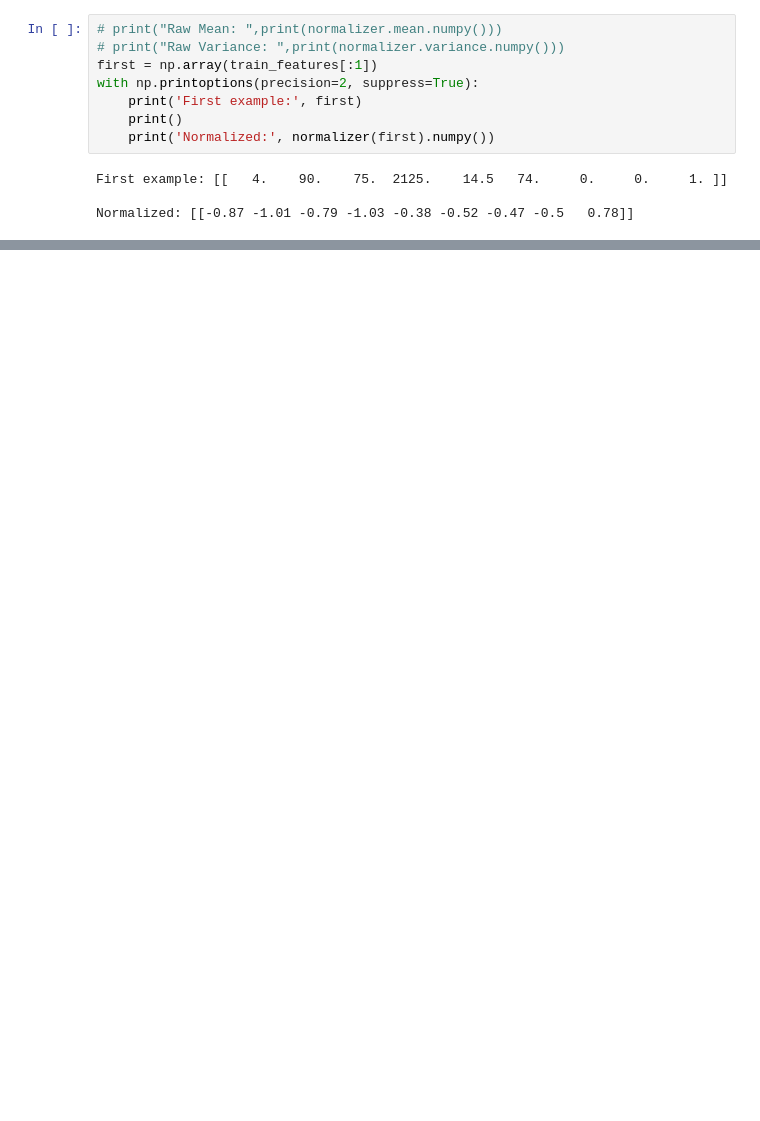
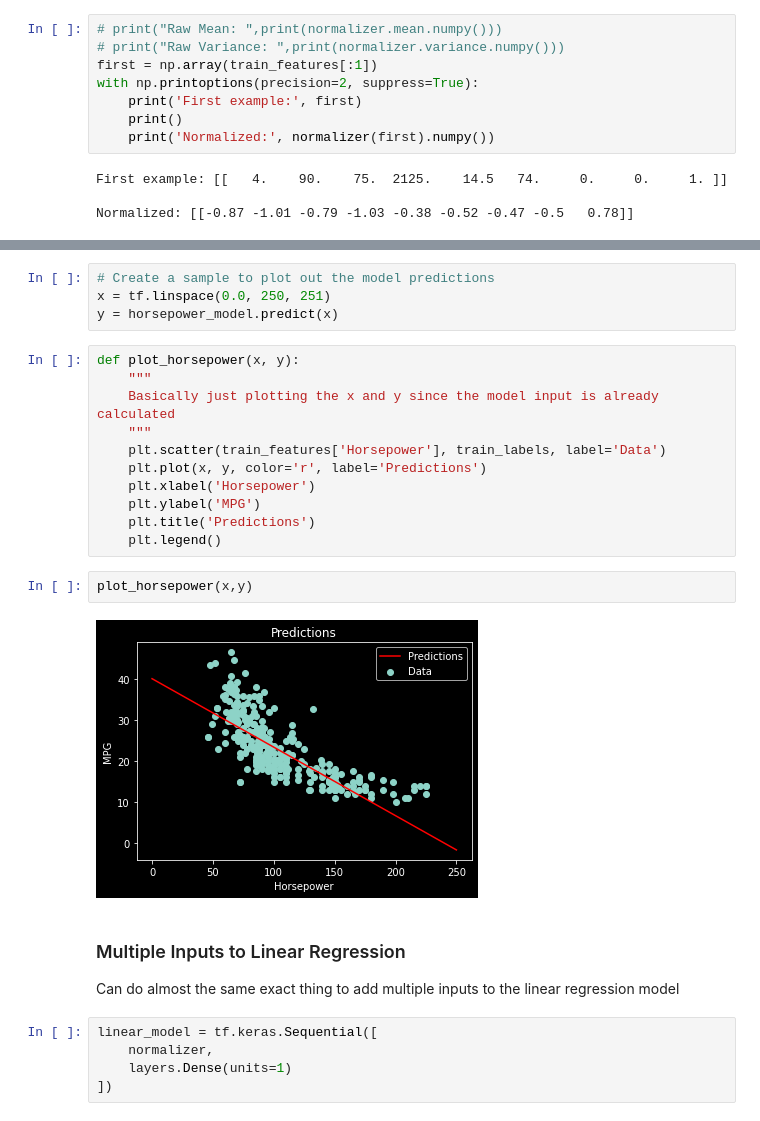
Before and after one commit to acherrera/machine_learning_learning, a Jupyter notebook: tutorials/06_regression/06_regression.ipynb, the cells around one changed output, grey strips where cells are left out. Drawn from its saved outputs; the diff is of its cells as text; blank space fills up the shorter version.

```diff
--- a/tutorials/06_regression/06_regression.ipynb
+++ b/tutorials/06_regression/06_regression.ipynb
@@ -176,0 +267,27 @@ array([     2.88 ,  10850.414,   1446.699, 709896.8  ,      7.755,
+# %%
+# Create a sample to plot out the model predictions
+x = tf.linspace(0.0, 250, 251)
+y = horsepower_model.predict(x)
+# %%
+def plot_horsepower(x, y):
+    """
+    Basically just plotting the x and y since the model input is already calculated
+    """
+    plt.scatter(train_features['Horsepower'], train_labels, label='Data')
+    plt.plot(x, y, color='r', label='Predictions')
+    plt.xlabel('Horsepower')
+    plt.ylabel('MPG')
+    plt.title('Predictions')
+    plt.legend()
+# %%
+plot_horsepower(x,y)
+# %% [output]
+[figure, added]
+# %% [markdown]
+### Multiple Inputs to Linear Regression
+Can do almost the same exact thing to add multiple inputs to the linear regression model
+# %%
+linear_model = tf.keras.Sequential([
+    normalizer,
+    layers.Dense(units=1)
+])
```
Also changed, not shown: parts of 20 cells of this notebook.
